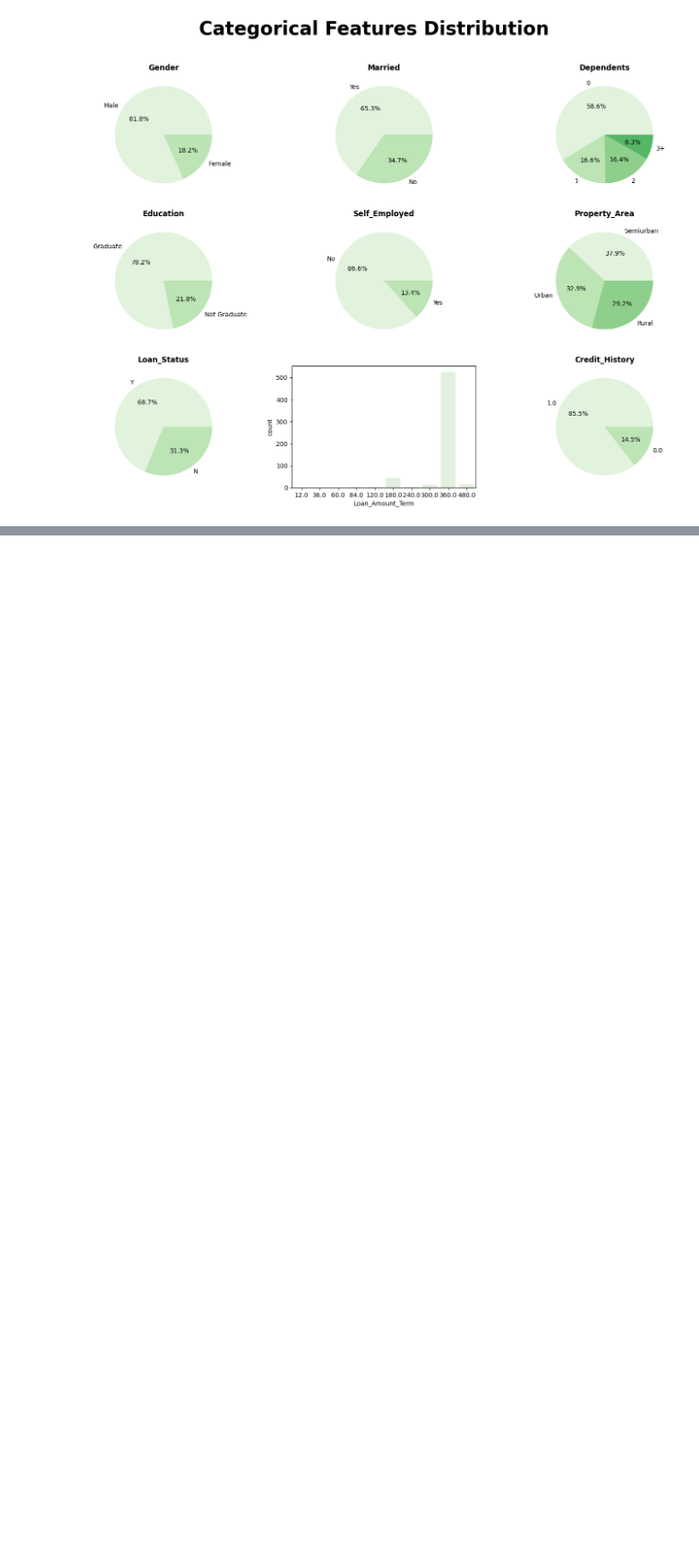
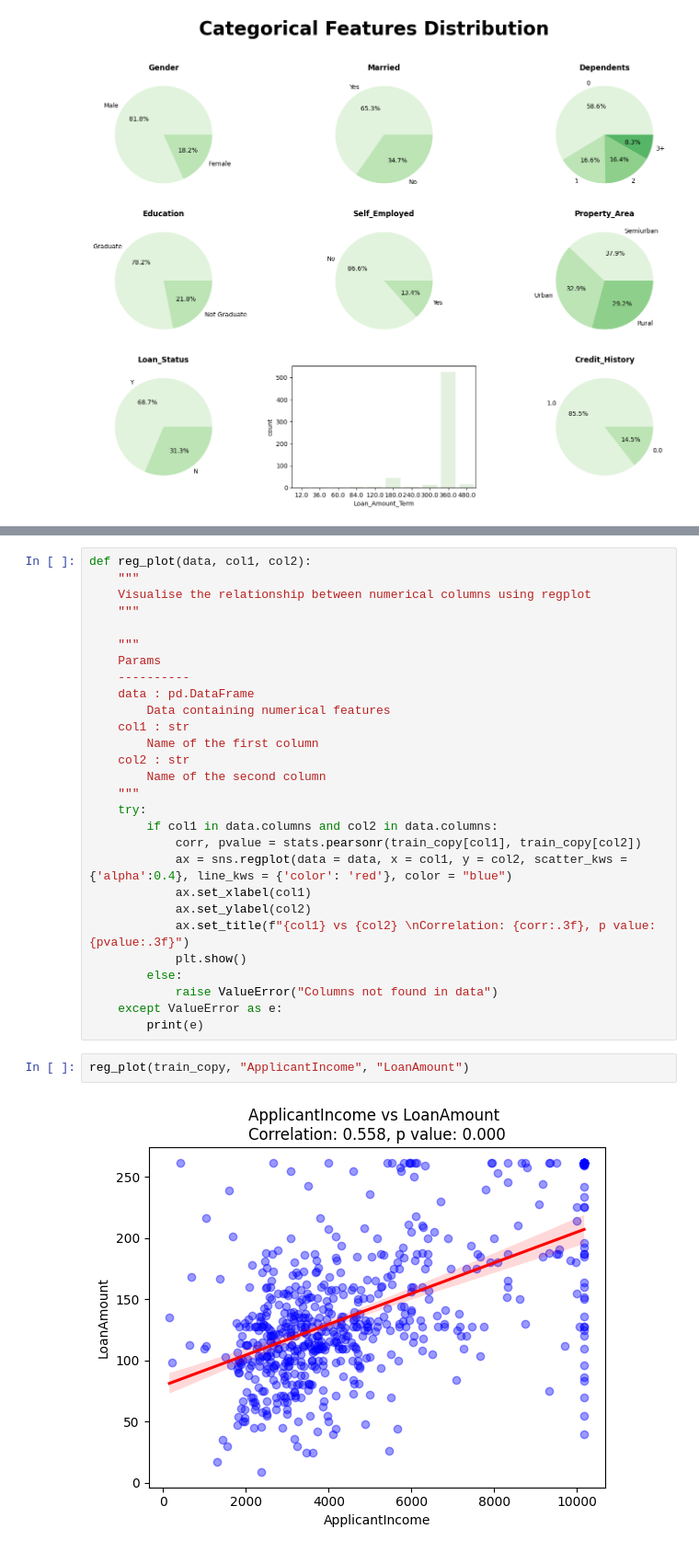
Before and after one commit to dekpo23/Home_Loan_Exploratory_Data_Analysis, a Jupyter notebook: Exploratory_Data_Analysis_On_Home_Loans.ipynb, the cells around one changed output, grey strips where cells are left out. Shown at 92% size. Saved outputs shown, nothing was run; the diff lists cells and outputs as text; blank space fills up the shorter version.

```diff
--- a/Exploratory_Data_Analysis_On_Home_Loans.ipynb
+++ b/Exploratory_Data_Analysis_On_Home_Loans.ipynb
@@ -319,0 +364,32 @@ for i in range(3):
+# %%
+def reg_plot(data, col1, col2):
+    """
+    Visualise the relationship between numerical columns using regplot
+    """
+
+    """
+    Params
+    ----------
+    data : pd.DataFrame
+        Data containing numerical features
+    col1 : str
+        Name of the first column
+    col2 : str
+        Name of the second column
+    """
+    try:
+        if col1 in data.columns and col2 in data.columns:
+            corr, pvalue = stats.pearsonr(train_copy[col1], train_copy[col2])
+            ax = sns.regplot(data = data, x = col1, y = col2, scatter_kws = {'alpha':0.4}, line_kws = {'color': 'red'}, color = "blue")
+            ax.set_xlabel(col1)
+            ax.set_ylabel(col2)
+            ax.set_title(f"{col1} vs {col2} \nCorrelation: {corr:.3f}, p value: {pvalue:.3f}")
+            plt.show()
+        else:
+            raise ValueError("Columns not found in data")
+    except ValueError as e:
+        print(e)
+# %%
+reg_plot(train_copy, "ApplicantIncome", "LoanAmount")
+# %% [output]
+[figure, added]
```
Also changed, not shown: parts of 14 cells of this notebook.
